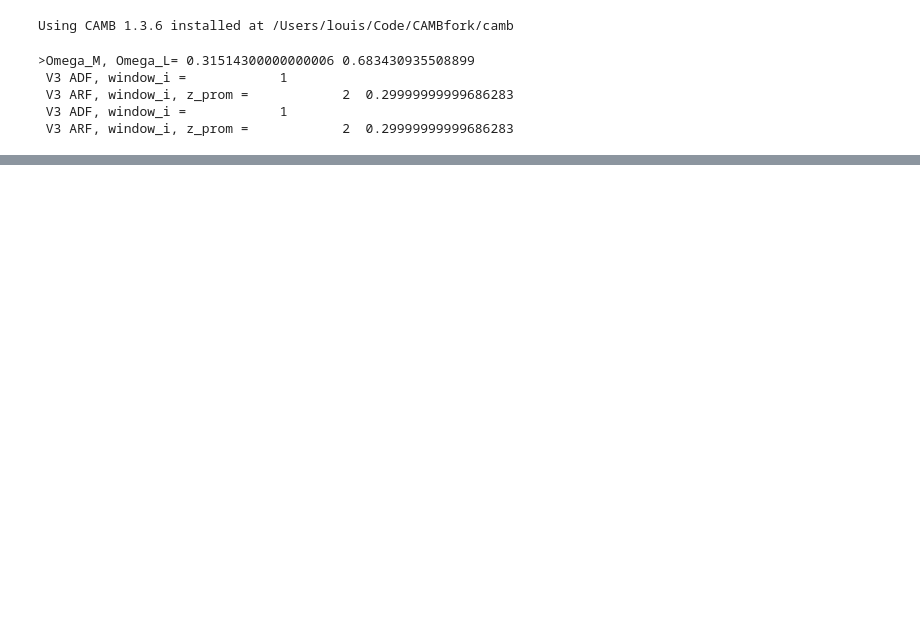
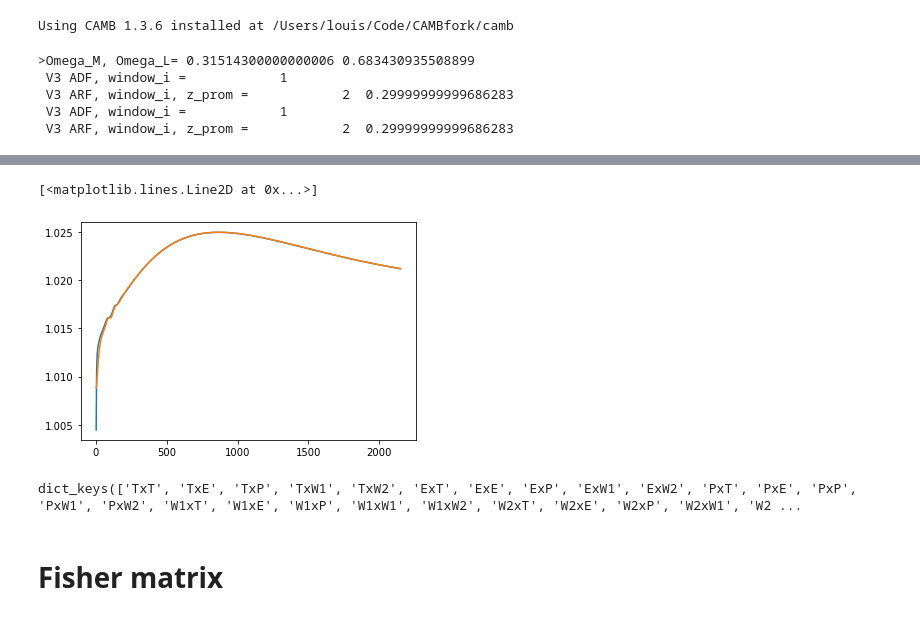
Before and after one commit to louisl3grand/CAMB, a Jupyter notebook: notebooks/Test_arf.ipynb, the cells around one changed output, grey strips where cells are left out. Cells and saved outputs as stored; diff of their text form; code cells hidden in the pictures; blank space fills up the shorter version.

Commit message:
fisher notebooks

```diff
--- a/notebooks/Test_arf.ipynb
+++ b/notebooks/Test_arf.ipynb
@@ -76,0 +109,12 @@ ax1[1].set_title('ARF, $z=$%.2f, $\sigma_z=$%.2f'%(zobs[0],sgzar[0])) ; ax1[1].l
+# %%
+plt.plot(cls[0]['W2xW2']/cls[1]['W2xW2'])
+plt.plot(cls[0]['W1xW1']/cls[1]['W1xW1'])
+# %% [output]
+[<matplotlib.lines.Line2D at 0x...>]
+[figure, added]
+# %%
+cls[0].keys()
+# %% [output]
+dict_keys(['TxT', 'TxE', 'TxP', 'TxW1', 'TxW2', 'ExT', 'ExE', 'ExP', 'ExW1', 'ExW2', 'PxT', 'PxE', 'PxP', 'PxW1', 'PxW2', 'W1xT', 'W1xE', 'W1xP', 'W1xW1', 'W1xW2', 'W2xT', 'W2xE', 'W2xP', 'W2xW1', 'W2 ...
+# %% [markdown]
+# Fisher matrix
```
Also changed, not shown: parts of 26 cells of this notebook, 5 other files.
